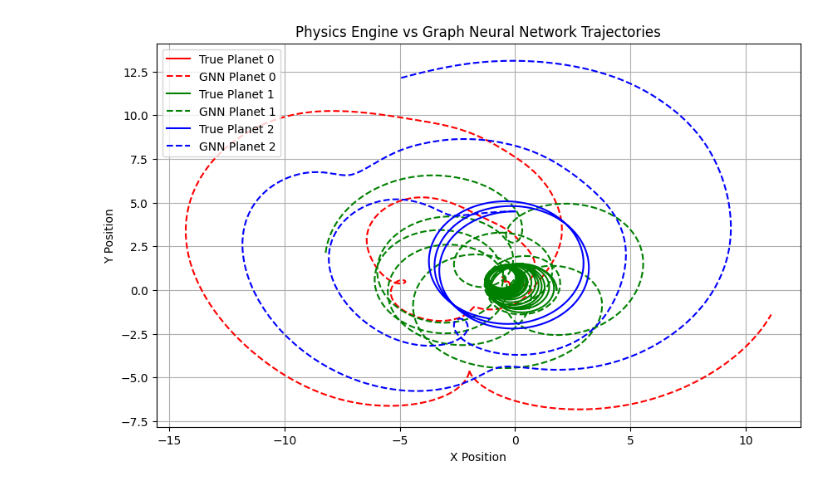
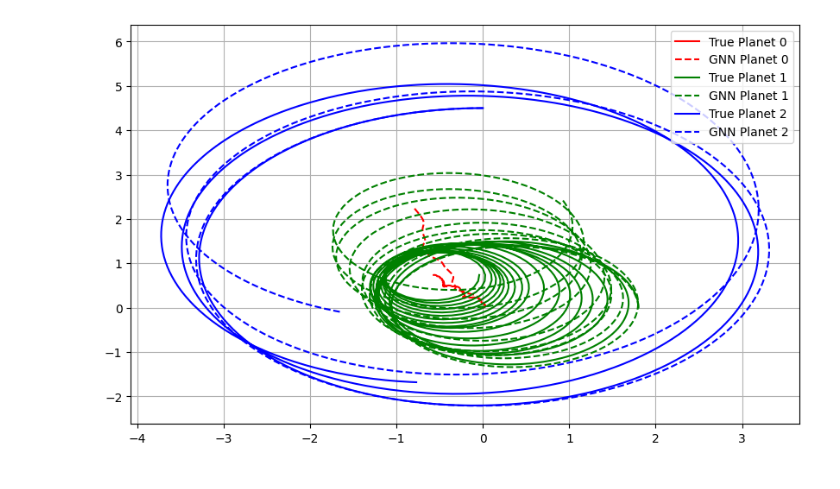
Before and after one commit to Yashbaghel12/sbc, a Jupyter notebook: solarsystemgnns.ipynb, the cells around one changed output. Drawn from its saved outputs; the diff is of its cells as text; code cells hidden in the pictures.

Commit message:
Model Rediscovers Newton's Inverse-Square Law of Gravitation

```diff
--- a/solarsystemgnns.ipynb
+++ b/solarsystemgnns.ipynb
@@ -138,30 +144,23 @@ Dataset and Network Architecture loaded successfully!
 # %%
 # Check if Colab allocated a free GPU hardware accelerator, otherwise use CPU
 device = torch.device('cuda' if torch.cuda.is_available() else 'cpu')
-model = InteractionNetwork().to(device)
+model = PureInteractionNetwork().to(device)
 optimizer = torch.optim.Adam(model.parameters(), lr=0.001)
 criterion = nn.MSELoss()
 
-print(f"Training on device: {device}")
 model.train()
-
 for epoch in range(1, 101):
     total_loss = 0
     for batch in loader:
         batch = batch.to(device)
         optimizer.zero_grad()
 
-        out = model(batch.x, batch.edge_index)
+        out = model(batch.x, batch.edge_index, batch.node_id)
         loss = criterion(out, batch.y)
         loss.backward()
         optimizer.step()
-
         total_loss += loss.item() * batch.num_graphs
 
     if epoch % 10 == 0 or epoch == 1:
         print(f"Epoch {epoch:3d} | Loss: {total_loss / len(dataset):.6f}")
-
-# Save model locally in Colab workspace folder
-torch.save(model.state_dict(), "interaction_gnn.pth")
-print("\nTraining complete! 'interaction_gnn.pth' has been generated.")
 # %% [output]
@@ -182,59 +178,41 @@ Training complete! 'interaction_gnn.pth' has been generated.
 # %%
+
 import matplotlib.pyplot as plt
+import numpy as np
 
-# 1. Initialize a completely new, unseen starting layout
-# Changing positions and masses slightly to see if the GNN generalizes physics
-v_state0 = [0.0, 0.0, 0.0, 0.0]     # Star
-v_state1 = [1.8, 0.0, 0.0, 6.5]     # Planet 1 (closer, faster)
-v_state2 = [0.0, 4.5, -4.0, 0.0]    # Planet 2
-
+v_state0 = [0.0, 0.0, 0.0, 0.0]
+v_state1 = [1.8, 0.0, 0.0, 6.5]
+v_state2 = [0.0, 4.5, -4.0, 0.0]
 new_initial_state = np.concatenate([v_state0, v_state1, v_state2])
 
-# Run ground-truth simulation for the validation set
 sol_val = solve_ivp(n_body_derivatives, t_span, new_initial_state, t_eval=t_eval, method='RK45')
 val_data = sol_val.y.T.reshape(len(t_eval), 3, 4)
 
-# 2. Let the GNN try to predict the trajectories frame-by-frame (Rollout)
 model.eval()
-gnn_positions = [val_data[0, :, 0:2]] # Start with the true initial positions
+gnn_positions = [val_data[0, :, 0:2]]
 current_features = torch.tensor(val_data[0], dtype=torch.float32).to(device)
+edge_index = torch.tensor([[0, 0, 1, 1, 2, 2], [1, 2, 0, 2, 0, 1]], dtype=torch.long).to(device)
+val_node_ids = torch.tensor([0, 1, 2], dtype=torch.long).to(device)
 
 dt = 0.01
-edge_index = torch.tensor([[0, 0, 1, 1, 2, 2], [1, 2, 0, 2, 0, 1]], dtype=torch.long).to(device)
-
 with torch.no_grad():
     for t in range(len(t_eval) - 1):
-        # Predict acceleration using our trained model
-        pred_accel = model(current_features, edge_index).cpu().numpy()
+        # Clean and direct: no scalar translation adjustments needed!
+        pred_accel = model(current_features, edge_index, val_node_ids).cpu().numpy()
 
-        # Physics update (Euler-Maruyama integration step using the AI's predicted acceleration)
         pos = current_features[:, 0:2].cpu().numpy()
         vel = current_features[:, 2:4].cpu().numpy()
-
         next_vel = vel + pred_accel * dt
         next_pos = pos + next_vel * dt
-
         gnn_positions.append(next_pos)
-
-        # Update current features for the next step loop
         current_features = torch.tensor(np.hstack([next_pos, next_vel]), dtype=torch.float32).to(device)
 
 gnn_positions = np.array(gnn_positions)
-
-# 3. Plotting Ground Truth vs AI Predictions
 plt.figure(figsize=(10, 6))
 colors = ['r', 'g', 'b']
 for i in range(3):
-    # Plot True Trajectories (Solid Lines)
     plt.plot(val_data[:, i, 0], val_data[:, i, 1], label=f'True Planet {i}', color=colors[i], linestyle='-')
-    # Plot GNN Predicted Trajectories (Dashed Lines)
     plt.plot(gnn_positions[:, i, 0], gnn_positions[:, i, 1], label=f'GNN Planet {i}', color=colors[i], linestyle='--')
-
-plt.title("Physics Engine vs Graph Neural Network Trajectories")
-plt.xlabel("X Position")
-plt.ylabel("Y Position")
-plt.legend()
-plt.grid(True)
-plt.show()
+plt.legend(); plt.grid(True); plt.show()
 # %% [output]
-[figure, old version]
+[figure, new version]
```
Also changed, not shown: parts of 7 cells of this notebook.
